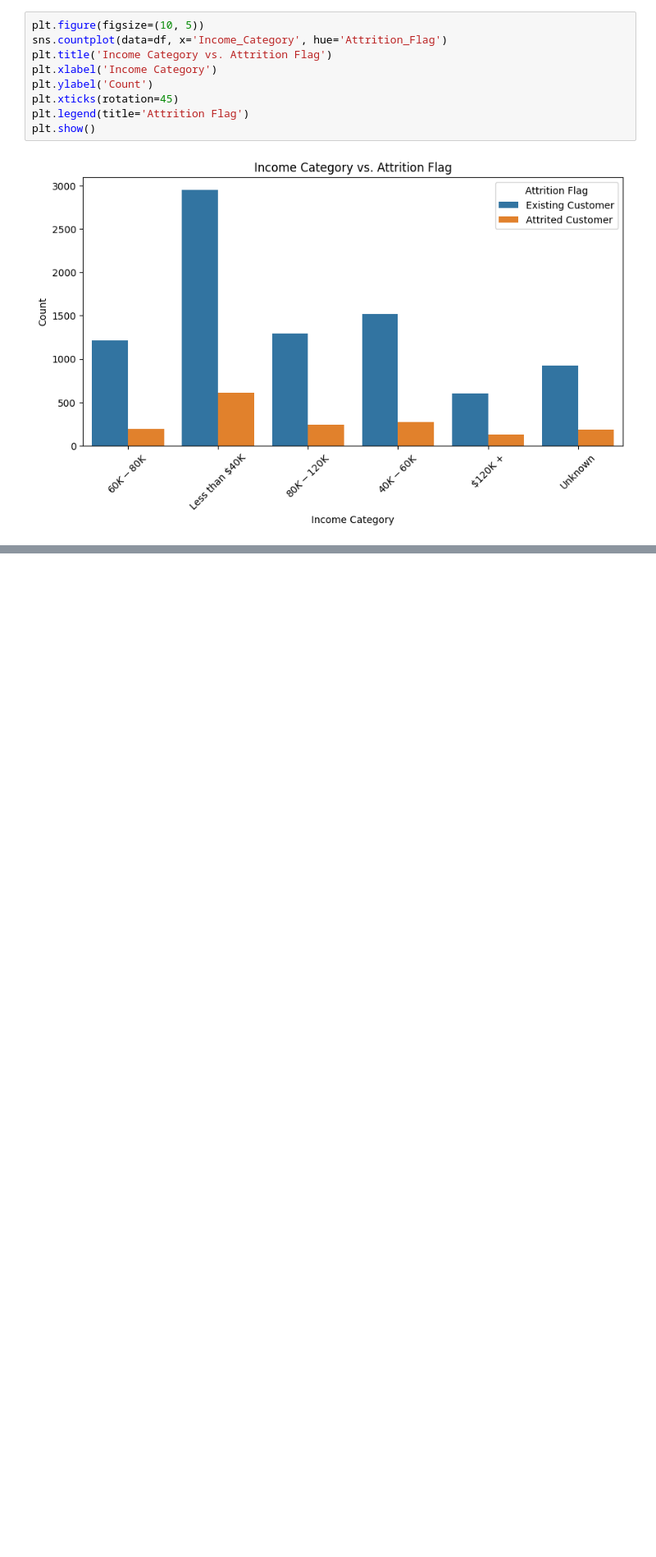
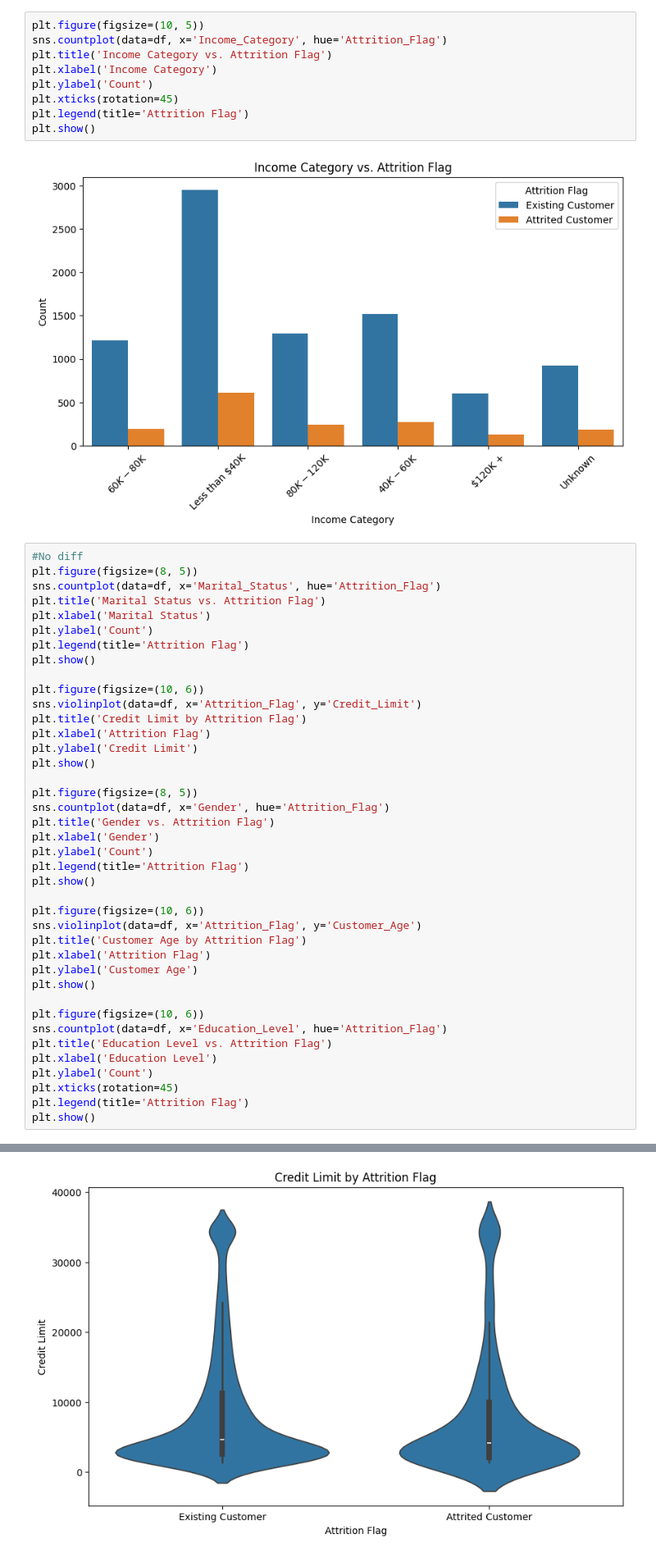
Before and after one commit to z1gyy/Data-Analysis, a Jupyter notebook: project_credits.ipynb, the cells around one changed output, grey strips where cells are left out. Shown: that part at 82% size. Cells and saved outputs as stored; diff of their text form; blank space fills up the shorter version.

```diff
--- a/project_credits.ipynb
+++ b/project_credits.ipynb
@@ -51,3 +51,44 @@ plt.legend(title='Attrition Flag')
 plt.show()
 # %% [output]
 [figure]
+# %%
+#No diff
+plt.figure(figsize=(8, 5))
+sns.countplot(data=df, x='Marital_Status', hue='Attrition_Flag')
+plt.title('Marital Status vs. Attrition Flag')
+plt.xlabel('Marital Status')
+plt.ylabel('Count')
+plt.legend(title='Attrition Flag')
+plt.show()
+
+plt.figure(figsize=(10, 6))
+sns.violinplot(data=df, x='Attrition_Flag', y='Credit_Limit')
+plt.title('Credit Limit by Attrition Flag')
+plt.xlabel('Attrition Flag')
+plt.ylabel('Credit Limit')
+plt.show()
+
+plt.figure(figsize=(8, 5))
+sns.countplot(data=df, x='Gender', hue='Attrition_Flag')
+plt.title('Gender vs. Attrition Flag')
+plt.xlabel('Gender')
+plt.ylabel('Count')
+plt.legend(title='Attrition Flag')
+plt.show()
+
+plt.figure(figsize=(10, 6))
+sns.violinplot(data=df, x='Attrition_Flag', y='Customer_Age')
+plt.title('Customer Age by Attrition Flag')
+plt.xlabel('Attrition Flag')
+plt.ylabel('Customer Age')
+plt.show()
+
+plt.figure(figsize=(10, 6))
+sns.countplot(data=df, x='Education_Level', hue='Attrition_Flag')
+plt.title('Education Level vs. Attrition Flag')
+plt.xlabel('Education Level')
+plt.ylabel('Count')
+plt.xticks(rotation=45)
+plt.legend(title='Attrition Flag')
+plt.show()
+# %% [output]
@@ -53,0 +96 @@ plt.show()
+[figure, added]
```
Also changed, not shown: parts of 4 cells of this notebook.
